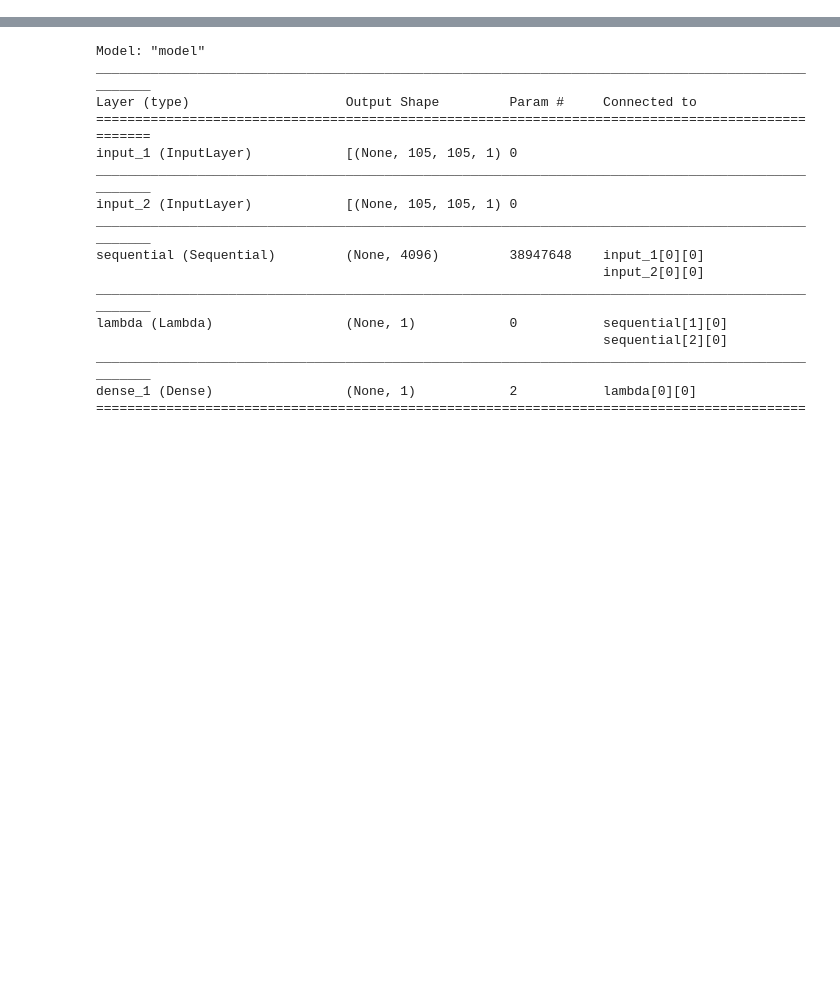
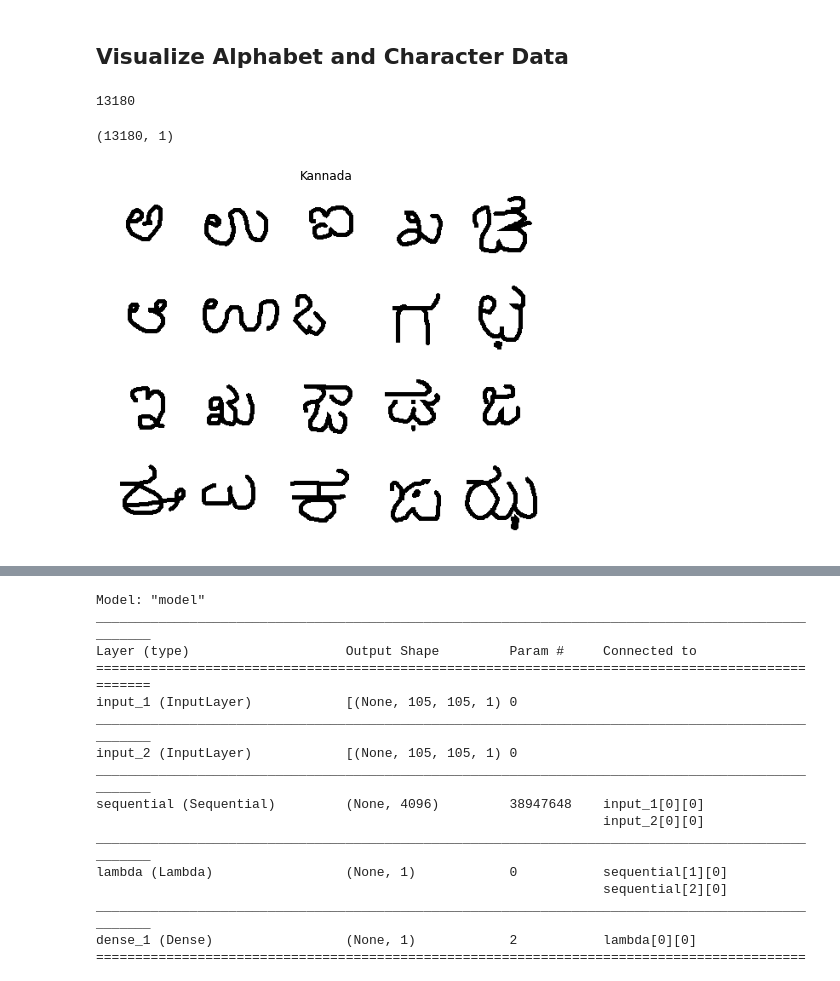
Before and after one commit to asagar60/One-Shot-Learning, a Jupyter notebook: Omniglot_data/One_shot_implementation.ipynb, the cells around one changed output, grey strips where cells are left out. Saved outputs shown, nothing was run; the diff lists cells and outputs as text; code cells hidden in the pictures; blank space fills up the shorter version.

```diff
--- a/Omniglot_data/One_shot_implementation.ipynb
+++ b/Omniglot_data/One_shot_implementation.ipynb
@@ -31,3 +48,48 @@ def pkl_data(filename):
     with open(filename,'rb') as f:
         X_t, y_t = pkl.load(f)
     return X_t, y_t
+# %% [markdown]
+## Visualize Alphabet and Character Data
+# %%
+X_t, y_t = pkl_data('test_dir_data.pkl')
+# %%
+assert(len(X_t) == len(y_t)),"X_t and Y_t are of different sizes"
+print(len(X_t))
+# %% [output]
+13180
+# %%
+print(X_t.shape)
+# %% [output]
+(13180, 1)
+# %%
+def visualize_alphabets(alphabet= None, character = False, n = 20):
+    labels = np.unique(y_t)
+    labels = [label for label in labels if alphabet in str(label)]
+    label_to_idx = [np.where(y_t==label)[0] for label in labels]
+    img_matrix = []
+    X_p = []
+    for i in tqdm(range(1,n+1)):
+        if character == False:
+            label_ids = label_to_idx[i-1]
+            id1 = random.choice(label_ids)
+        else:
+            id1 = label_to_idx[0][i-1]
+
+        img0_path = X_t[id1][0]
+        img0 = mpimg.imread(img0_path)
+        X_p.append(img0)
+        if i%4==0:
+            X_p =np.vstack(X_p)
+            img_matrix.append(X_p)
+            X_p = []
+    img_matrix = np.asarray(img_matrix)
+    img_matrix = np.hstack(img_matrix)
+    plt.figure(figsize=(8,8))
+    plt.axis('off')
+    plt.imshow(img_matrix, cmap = 'gray')
+    plt.title(alphabet)
+# %%
+alphabet = 'Kannada'
+visualize_alphabets(alphabet, n = 20)
+# %% [output]
+[figure, added]
```
Also changed, not shown: parts of 42 cells of this notebook, 10 other files.
